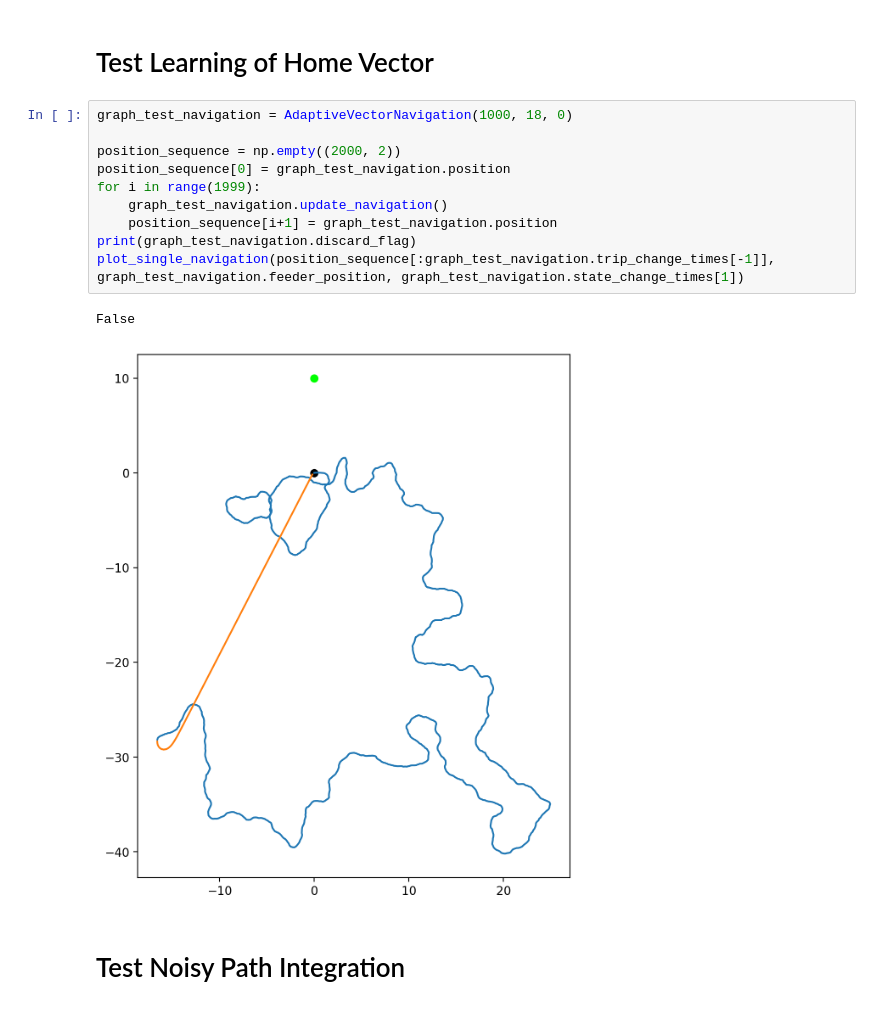
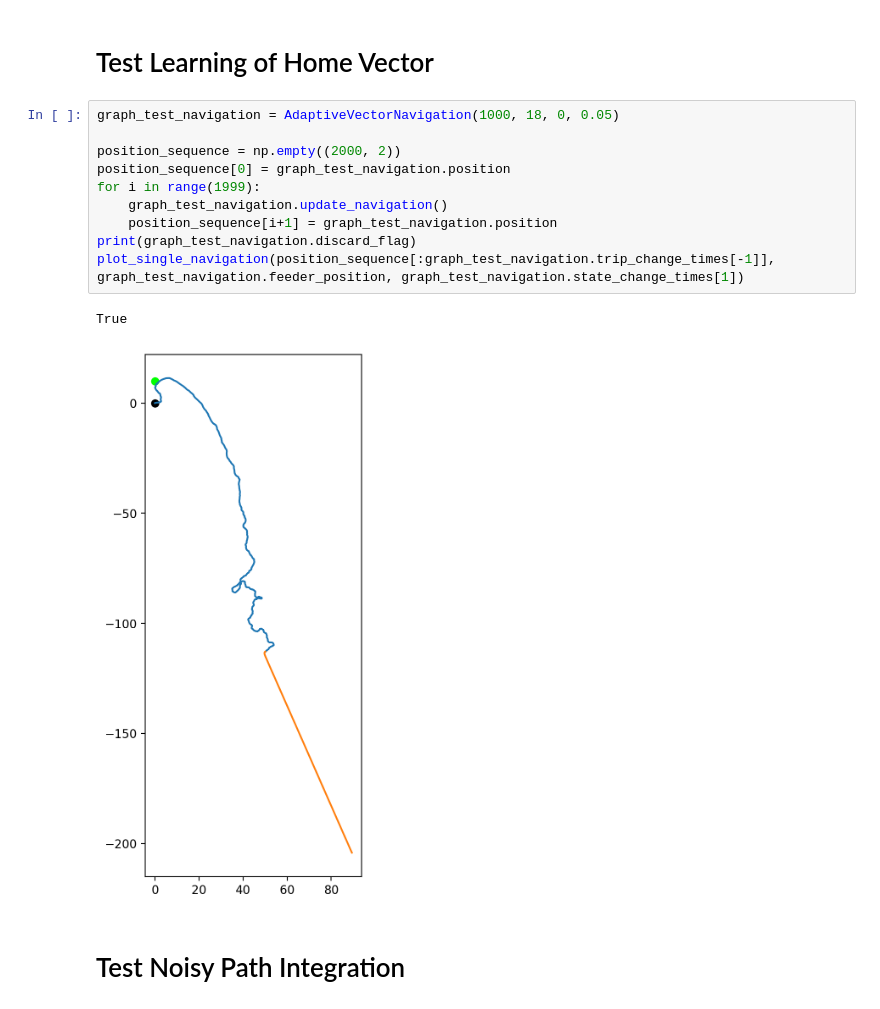
Before and after one commit to evdunbar/artificial-goal-navigation, a Jupyter notebook: numpy_test.ipynb, the cells around one changed output. Cells and saved outputs as stored; diff of their text form.

Commit message:
Finished noise tests

```diff
--- a/numpy_test.ipynb
+++ b/numpy_test.ipynb
@@ -193,18 +195,18 @@ plot_all_navigation(position_sequence, gv_test_navigation.feeder_position, gv_te
 # %% [markdown]
 # Test Learning of Home Vector
 # %%
-graph_test_navigation = AdaptiveVectorNavigation(1000, 18, 0)
+graph_test_navigation = AdaptiveVectorNavigation(1000, 18, 0, 0.05)
 
 position_sequence = np.empty((2000, 2))
 position_sequence[0] = graph_test_navigation.position
 for i in range(1999):
     graph_test_navigation.update_navigation()
     position_sequence[i+1] = graph_test_navigation.position
 print(graph_test_navigation.discard_flag)
 plot_single_navigation(position_sequence[:graph_test_navigation.trip_change_times[-1]], graph_test_navigation.feeder_position, graph_test_navigation.state_change_times[1])
 # %% [output]
-False
+True
-[figure, old version]
+[figure, new version]
 # %% [markdown]
 # Test Noisy Path Integration
 # %% [markdown]
```
Also changed, not shown: parts of 9 cells of this notebook.
